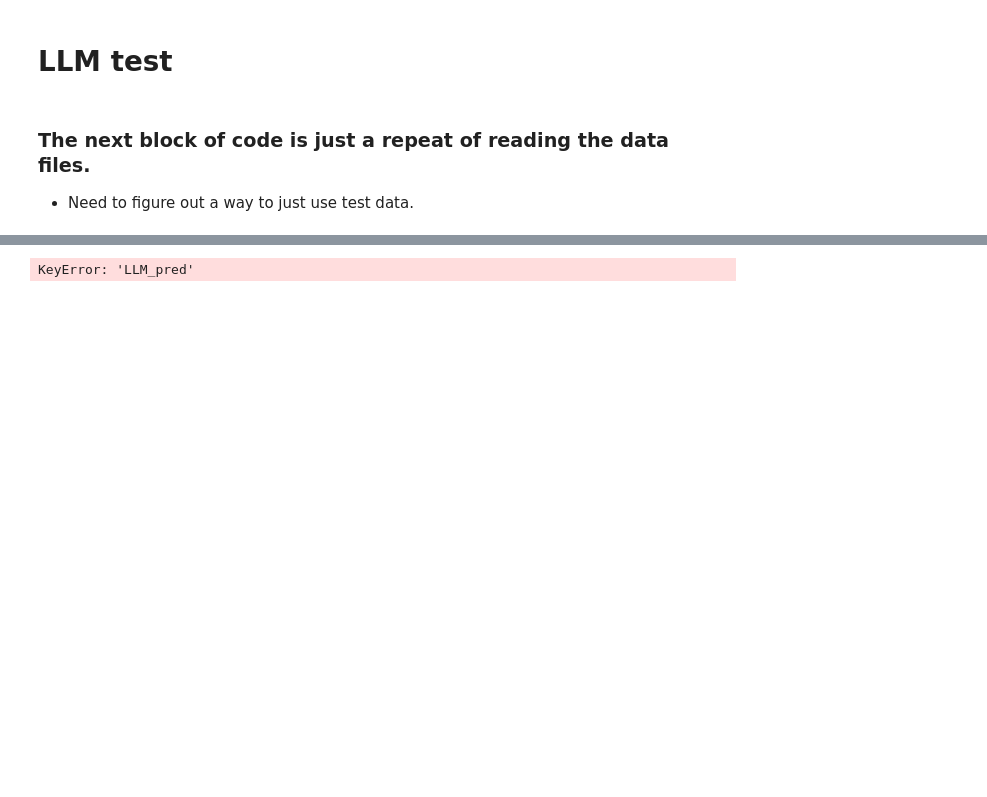
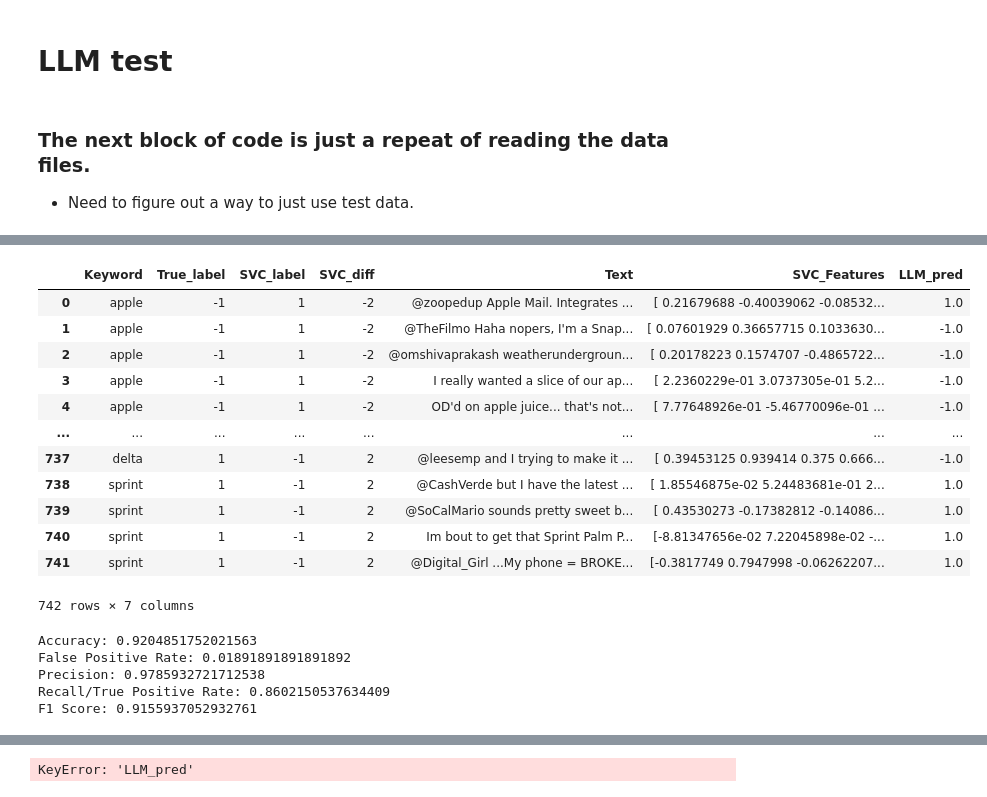
Before and after one commit to hemanth-nakshatri/Keyword-Relevance-Classification-via-Context-Analysis, a Jupyter notebook: 839-data-process.ipynb, the cells around one changed output, grey strips where cells are left out. Saved outputs shown, nothing was run; the diff lists cells and outputs as text; code cells hidden in the pictures; blank space fills up the shorter version.

Commit message:
Finish LLM implementation in data-process notebook

```diff
--- a/839-data-process.ipynb
+++ b/839-data-process.ipynb
@@ -322,11 +323,11 @@ plot_embedding_and_decision_boundary(X_train_pca, y_train, clf, pca)
 # %%
 # Uncomment this only if you running LLM inference alone.
 # If running LLM only, DO NOT SAVE THE INTERMEDIATE FILE
-# df = pd.read_excel('./Data/combined_dataset_apple_dove_delta_sprint.xlsx')
+df = pd.read_csv("./dataCSV.csv")
 
 # List of compaanies you want to perform classification on
 entities = ['apple', 'dove', 'sprint', 'spirit', 'delta']
 
 # Select only the rows with the specified companies in the 'Keyword' column
 df = df[df['Keyword'].isin(entities)]
-df = df[df['Label'] != 0]
+df = df[df['True_label'] != 0]
@@ -366,26 +385,31 @@ def get_model_response(text, keyword):
 error_count = 0
 conversion_errors = []
 count = 0 # Set counter to skip n rows if restarting due to rate limits
-for index, row in tqdm(df.iterrows()):
+skip_t = 320
+
+for index, row in df.iterrows():
     # Set counter to skip n rows if restarting due to rate limits
-    count += 1
-    if count < 1:
+    if count < skip_t:
+        count += 1
         continue
 
-    if count == 2:
-        break
+    count+=1
 
     try:
         # save every 10th row to intermediate file in case you run into rate limit errors.
         if count % 10 == 0:
+            print(f"At iteration #{index}")
+            print(f"Last input text: {text}")
+            print(f"Last model label: {output_int}")
             df.to_csv('Data/LLM_result_intermediate.csv', index=False)
 
         keyword = row['Keyword']
         text = row['Text']
-        label = row['Label']
+        label = row['True_label']
 
         # Call the function with Keyword, Text, and Label as inputs
-        output_int, conversion_error = get_model_response(keyword, text)
+        output_int, conversion_error = get_model_response(text, keyword)
+
 
         # Handle conversion errors
         if conversion_error:
@@ -406,0 +447,16 @@ Error code: 429 - {'error': {'message': 'Rate limit reached for gpt-3.5-turbo in
+# %%
+df
+# %% [output]
+|  | Keyword | True_label | SVC_label | SVC_diff | Text | SVC_Features | LLM_pred |
+| 0 | apple | -1 | 1 | -2 | @zoopedup Apple Mail. Integrates ... | [ 0.21679688 -0.40039062 -0.08532... | 1.0 |
+| 1 | apple | -1 | 1 | -2 | @TheFilmo Haha nopers, I'm a Snap... | [ 0.07601929 0.36657715 0.1033630... | -1.0 |
+| 2 | apple | -1 | 1 | -2 | @omshivaprakash weatherundergroun... | [ 0.20178223 0.1574707 -0.4865722... | -1.0 |
+| 3 | apple | -1 | 1 | -2 | I really wanted a slice of our ap... | [ 2.2360229e-01 3.0737305e-01 5.2... | -1.0 |
+| 4 | apple | -1 | 1 | -2 | OD'd on apple juice... that's not... | [ 7.77648926e-01 -5.46770096e-01 ... | -1.0 |
+| ... | ... | ... | ... | ... | ... | ... | ... |
+| 737 | delta | 1 | -1 | 2 | @leesemp and I trying to make it ... | [ 0.39453125 0.939414 0.375 0.666... | -1.0 |
+| 738 | sprint | 1 | -1 | 2 | @CashVerde but I have the latest ... | [ 1.85546875e-02 5.24483681e-01 2... | 1.0 |
+| 739 | sprint | 1 | -1 | 2 | @SoCalMario sounds pretty sweet b... | [ 0.43530273 -0.17382812 -0.14086... | 1.0 |
+| 740 | sprint | 1 | -1 | 2 | Im bout to get that Sprint Palm P... | [-8.81347656e-02 7.22045898e-02 -... | 1.0 |
+| 741 | sprint | 1 | -1 | 2 | @Digital_Girl ...My phone = BROKE... | [-0.3817749 0.7947998 -0.06262207... | 1.0 |
+742 rows × 7 columns
@@ -406,0 +465,27 @@ Error code: 429 - {'error': {'message': 'Rate limit reached for gpt-3.5-turbo in
+# %%
+
+# Calculate metrics
+accuracy = accuracy_score(df['True_label'], df['LLM_pred'])
+precision = precision_score(df['True_label'], df['LLM_pred'])
+recall = recall_score(df['True_label'], df['LLM_pred'])
+f1 = f1_score(df['True_label'], df['LLM_pred'])
+
+# To calculate the False Positive Rate (FPR), we need the confusion matrix
+tn, fp, fn, tp = confusion_matrix(df['True_label'], df['LLM_pred']).ravel()
+false_positive_rate = fp / (fp + tn)
+
+# Print results
+print("Accuracy:", accuracy)
+print("False Positive Rate:", false_positive_rate)
+print("Precision:", precision)
+print("Recall/True Positive Rate:", recall)
+print("F1 Score:", f1)
+
+# When the model predicts a positive result, it is very likely to be correct.
+# However, the lower recall indicates that the model is missing a decent proportion of the actual positive cases.
+# %% [output]
+Accuracy: 0.9204851752021563
+False Positive Rate: 0.01891891891891892
+Precision: 0.9785932721712538
+Recall/True Positive Rate: 0.8602150537634409
+F1 Score: 0.9155937052932761
```
Also changed, not shown: parts of 8 cells of this notebook.
